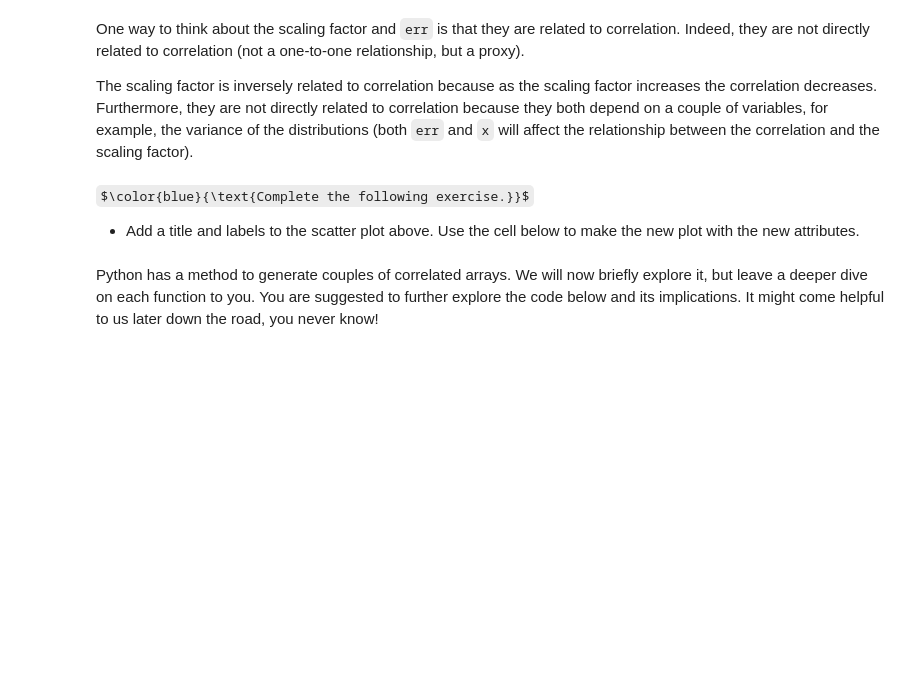
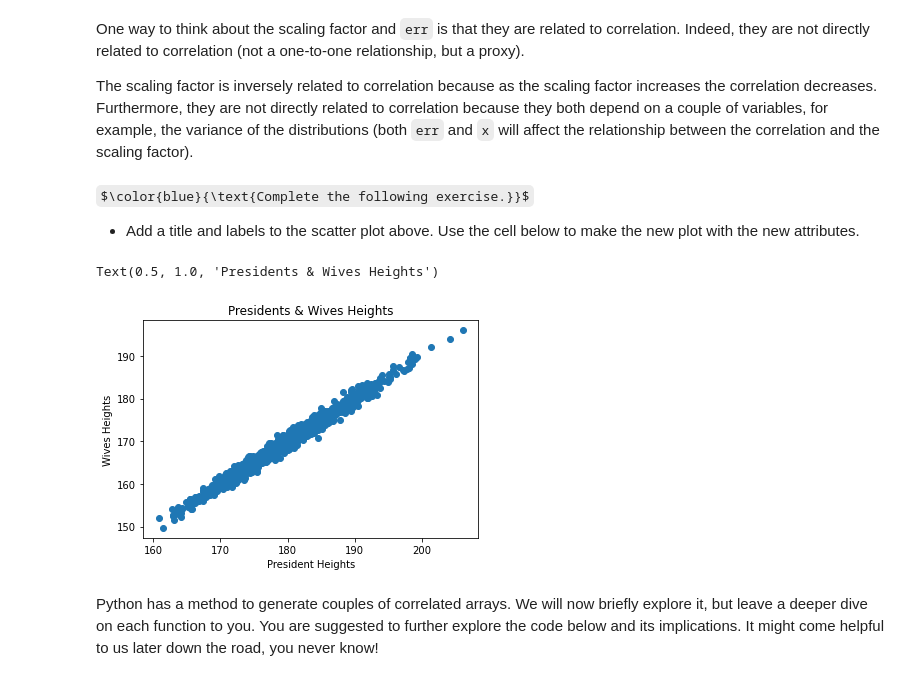
Before and after one commit to cjhoang/PythonTutorials, a Jupyter notebook: tutorial013-Numpy-Advanced-GeneratingData.ipynb, the cells around one changed output. Drawn from its saved outputs; the diff is of its cells as text; code cells hidden in the pictures; some formulas as TeX source; blank space fills up the shorter version.

```diff
--- a/tutorial013-Numpy-Advanced-GeneratingData.ipynb
+++ b/tutorial013-Numpy-Advanced-GeneratingData.ipynb
@@ -443,6 +442,14 @@ The scaling factor is inversely related to correlation because as the scaling fa
 $\color{blue}{\text{Complete the following exercise.}}$
 
   - Add a title and labels to the scatter plot above. Use the cell below to make the new plot with the new attributes.
+# %%
+plt.scatter(x,y)
+plt.xlabel('President Heights')
+plt.ylabel('Wives Heights')
+plt.title('Presidents & Wives Heights')
+# %% [output]
+Text(0.5, 1.0, 'Presidents & Wives Heights')
+[figure, added]
 # %% [markdown]
 Python has a method to generate couples of correlated arrays. We will now briefly explore it, but leave a deeper dive on each function to you. You are suggested to further explore the code below and its implications. It might come helpful to us later down the road, you never know!
 # %% [markdown]
```
Also changed, not shown: parts of 8 cells of this notebook.
